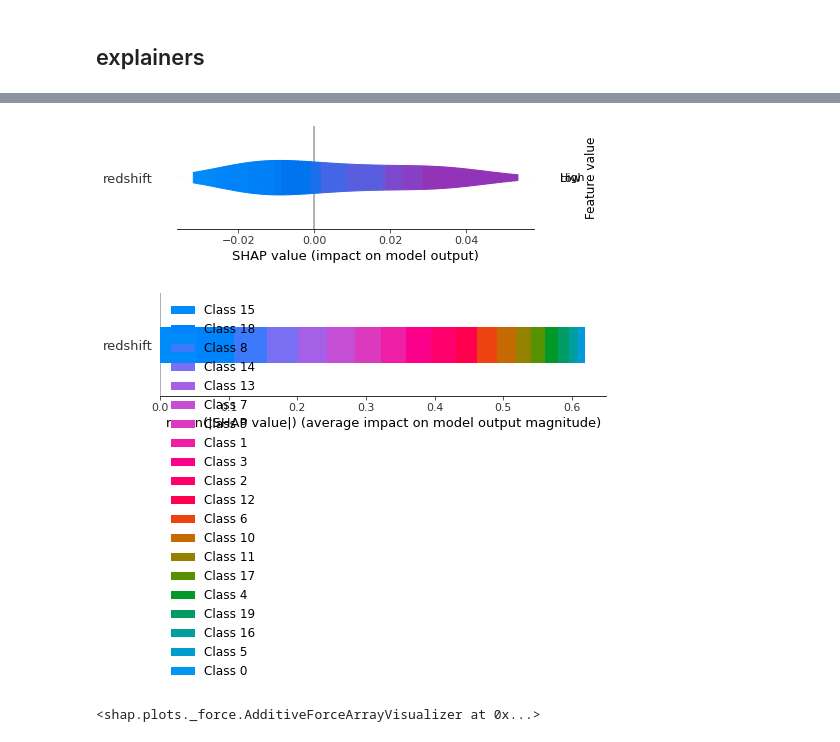
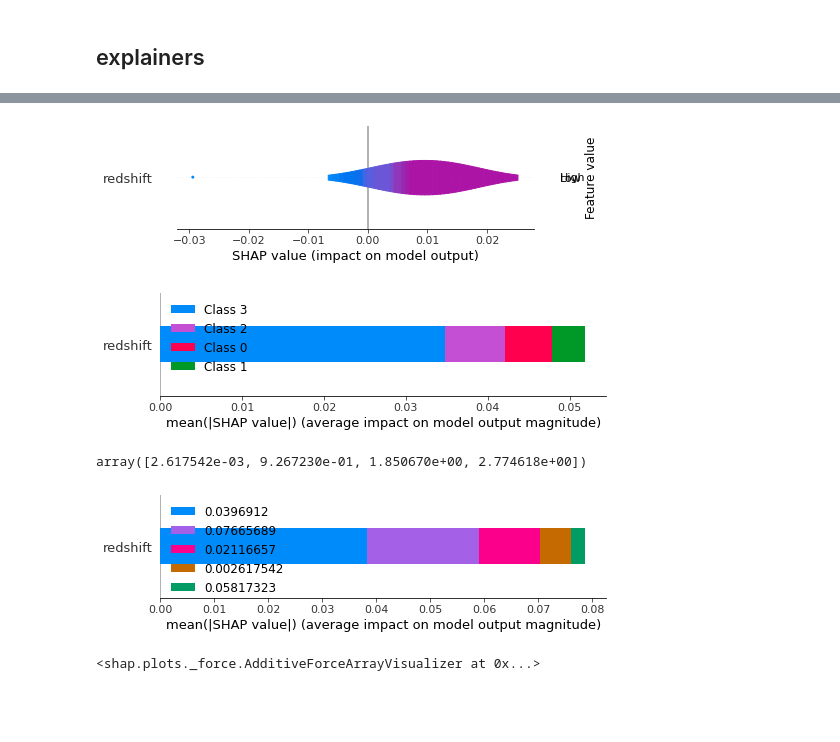
Before and after one commit to patricialarsen/emulator_utils, a Jupyter notebook: notebooks/demo_net.ipynb, the cells around one changed output, grey strips where cells are left out. Saved outputs shown, nothing was run; the diff lists cells and outputs as text; code cells hidden in the pictures; blank space fills up the shorter version.

```diff
--- a/notebooks/demo_net.ipynb
+++ b/notebooks/demo_net.ipynb
@@ -136,11 +137,11 @@ from emulator_utils.explainer import plot_shap_force_single, plot_shap_force_mul
 # %%
 explainer, shap_values, expected_values = shap_estimate(mlp, param_train, param_test, ['redshift'], ['pk'])
 # %%
-output_indx = 100  ## k-bin value
+output_indx = 1002  ## k-bin value
 plot_shap_summary_single(shap_values[output_indx], param_test, ['redshift'], plot_type='violin')
 # %% [output]
-[figure, old version]
+[figure, new version]
 # %%
-plot_shap_summary_multiple(shap_values[:4000:200], param_test, ['redshift'], plot_type='bar')
+plot_shap_summary_multiple(shap_values[:2000:500], param_test, ['redshift'], plot_type='bar')
 # %% [output]
-[figure, old version]
+[figure, new version]
@@ -147,3 +158,12 @@ plot_shap_summary_multiple(shap_values[:4000:200], param_test, ['redshift'], plo
+# %%
+k[:2000:500]
+# %% [output]
+array([2.617542e-03, 9.267230e-01, 1.850670e+00, 2.774618e+00])
+# %%
+
+shap.summary_plot(shap_values[:50:10], param_test, ['redshift'], plot_type='bar', sort=False, color_bar=False, class_names=k[:50:10])
+# %% [output]
+[figure, added]
 # %%
 plot_shap_force_multiple(expected_values, shap_values, ['redshift'], ['pk'], 0)
 # %% [output]
```
Also changed, not shown: parts of 9 cells of this notebook, 4 other files.
